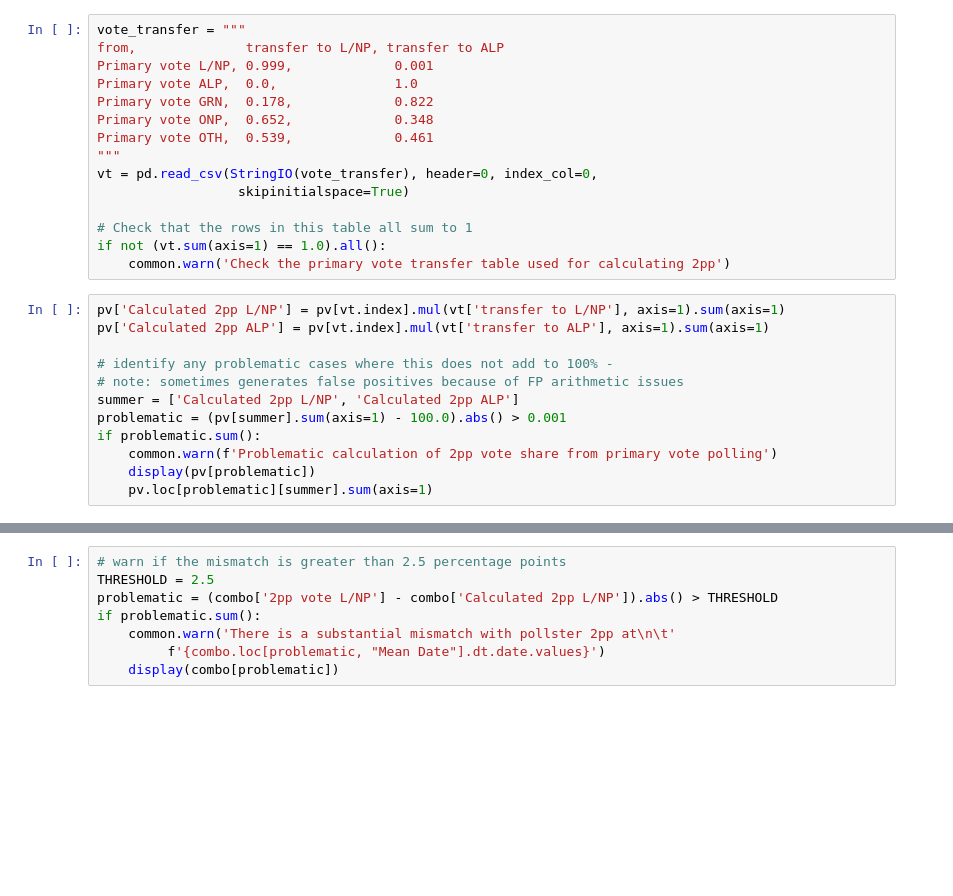
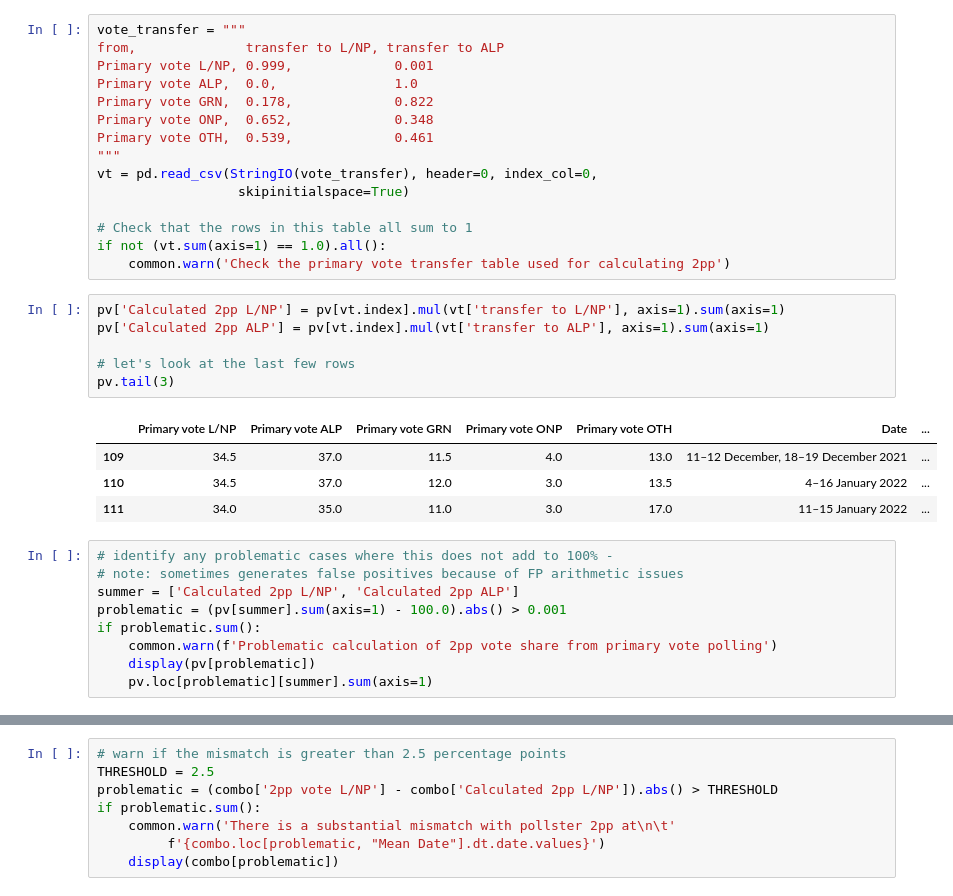
Before and after one commit to bpalmer4/Australian-Federal-Election-2022, a Jupyter notebook: notebooks/capture wiki 2022 polling data and emit LOWESS charts.ipynb, the cells around one changed output, grey strips where cells are left out. Drawn from its saved outputs; the diff is of its cells as text; blank space fills up the shorter version.

```diff
--- a/notebooks/capture wiki 2022 polling data and emit LOWESS charts.ipynb
+++ b/notebooks/capture wiki 2022 polling data and emit LOWESS charts.ipynb
@@ -254,10 +260,18 @@ vt = pd.read_csv(StringIO(vote_transfer), header=0, index_col=0,
 # Check that the rows in this table all sum to 1
 if not (vt.sum(axis=1) == 1.0).all():
     common.warn('Check the primary vote transfer table used for calculating 2pp')
+# %%
+pv['Calculated 2pp L/NP'] = pv[vt.index].mul(vt['transfer to L/NP'], axis=1).sum(axis=1)
+pv['Calculated 2pp ALP'] = pv[vt.index].mul(vt['transfer to ALP'], axis=1).sum(axis=1)
+
+# let's look at the last few rows
+pv.tail(3)
+# %% [output]
+|  | Primary vote L/NP | Primary vote ALP | Primary vote GRN | Primary vote ONP | Primary vote OTH | Date | ... |
+| 109 | 34.5 | 37.0 | 11.5 | 4.0 | 13.0 | 11–12 December, 18–19 December 2021 | ... |
+| 110 | 34.5 | 37.0 | 12.0 | 3.0 | 13.5 | 4–16 January 2022 | ... |
+| 111 | 34.0 | 35.0 | 11.0 | 3.0 | 17.0 | 11–15 January 2022 | ... |
 # %%
-pv['Calculated 2pp L/NP'] = pv[vt.index].mul(vt['transfer to L/NP'], axis=1).sum(axis=1)
-pv['Calculated 2pp ALP'] = pv[vt.index].mul(vt['transfer to ALP'], axis=1).sum(axis=1)
-
 # identify any problematic cases where this does not add to 100% -
 # note: sometimes generates false positives because of FP arithmetic issues
 summer = ['Calculated 2pp L/NP', 'Calculated 2pp ALP']
```
Also changed, not shown: parts of 14 cells of this notebook, 5 other files.
